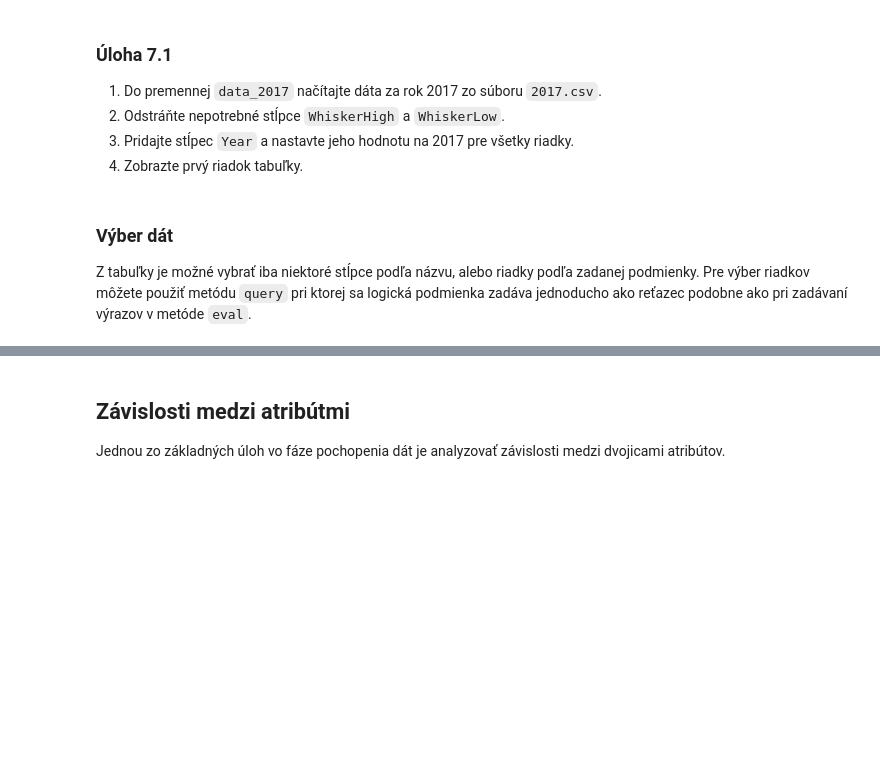
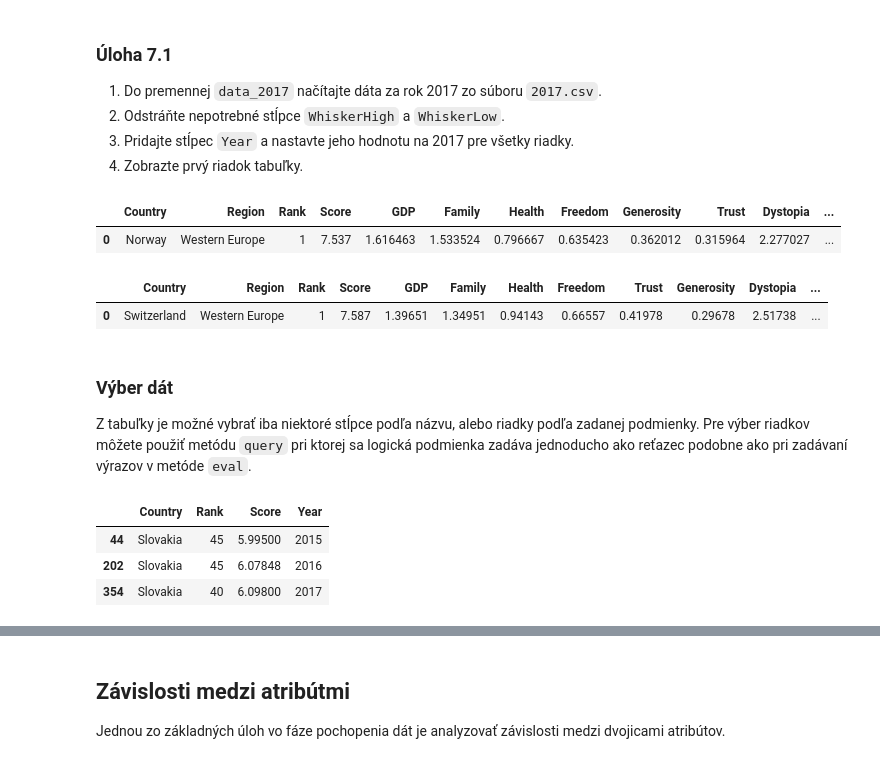
Before and after one commit to sarny/WDA-Kosice, a Jupyter notebook: 7/notebooks/happiness1.ipynb, the cells around one changed output, grey strips where cells are left out. Cells and saved outputs as stored; diff of their text form; code cells hidden in the pictures; blank space fills up the shorter version.

```diff
--- a/7/notebooks/happiness1.ipynb
+++ b/7/notebooks/happiness1.ipynb
@@ -133,9 +188,20 @@ data_2017 = None
+# %%
+data_2017 = pd.read_csv("../data/2017.csv")
+data_2017.drop(columns=["WhiskerHigh", "WhiskerLow"], inplace=True)
+data_2017["Year"] = 2017
+data_2017.head(1)
+# %% [output]
+|  | Country | Region | Rank | Score | GDP | Family | Health | Freedom | Generosity | Trust | Dystopia | ... |
+| 0 | Norway | Western Europe | 1 | 7.537 | 1.616463 | 1.533524 | 0.796667 | 0.635423 | 0.362012 | 0.315964 | 2.277027 | ... |
 # %%
 # pomocou metódy concat si spojíme dáta za všetky roky do jednej tabuľky, parameter sort=False a ignore_index=True
 # udáva, že sa riadky nemajú preusporiadať podľa ich pôvodných indexov a že sa zachová poradanie v akom sú uvedené
 # spájané tabuľky (tzn. najprv všetky riadky 2015, potom 2016 a na koniec 2017)
 data = pd.concat([data_2015, data_2016, data_2017], ignore_index=True, sort=False)
 data.head(1)
+# %% [output]
+|  | Country | Region | Rank | Score | GDP | Family | Health | Freedom | Trust | Generosity | Dystopia | ... |
+| 0 | Switzerland | Western Europe | 1 | 7.587 | 1.39651 | 1.34951 | 0.94143 | 0.66557 | 0.41978 | 0.29678 | 2.51738 | ... |
 # %% [markdown]
 ### Výber dát
 
@@ -146,6 +212,11 @@ selected = data[["Country", "Rank", "Score", "Year"]]
 
 # vyberieme iba riadky o Slovensku
 selected.query("Country == 'Slovakia'")
+# %% [output]
+|  | Country | Rank | Score | Year |
+| 44 | Slovakia | 45 | 5.99500 | 2015 |
+| 202 | Slovakia | 45 | 6.07848 | 2016 |
+| 354 | Slovakia | 40 | 6.09800 | 2017 |
 # %%
 # pri filtrovaní riadkov môžete zadať zložitejšiu podmienku s operátormi <, >, <=, >=, !=, ==, in [zoznam],
 # not in [zoznam] a s logickými spojkami and, or a not
```
Also changed, not shown: parts of 21 cells of this notebook.
